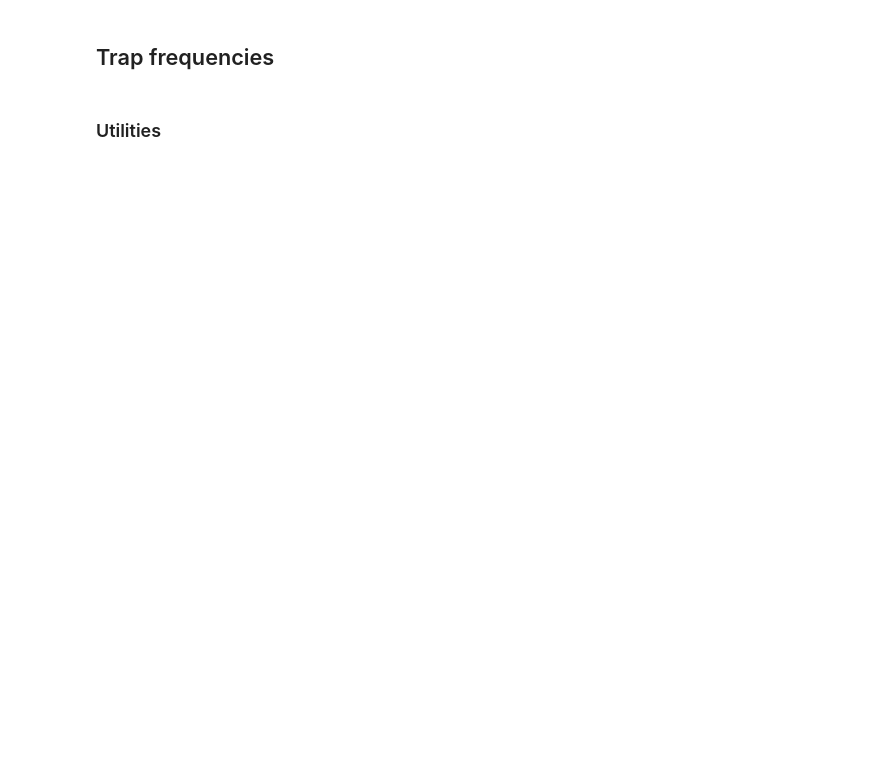
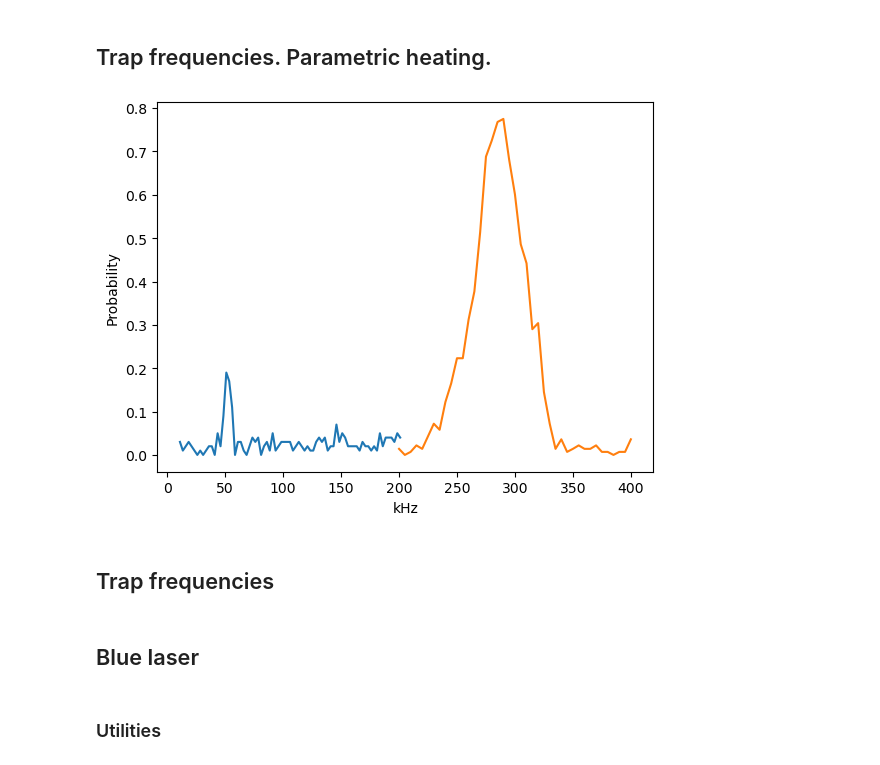
Before and after one commit to mgoloshchapov/ColdAtoms, a Jupyter notebook: notebooks/TrapParameters.ipynb, the cells around one changed output. Cells and saved outputs as stored; diff of their text form; code cells hidden in the pictures; blank space fills up the shorter version.

```diff
--- a/notebooks/TrapParameters.ipynb
+++ b/notebooks/TrapParameters.ipynb
@@ -36,0 +78,27 @@ __3. Real__
+# %% [markdown]
+## Trap frequencies. Parametric heating.
+# %%
+filename_parametric1 = "../data/2023_10_30_RESONANCE_SCAN.dat"
+filename_parametric2 = "../data/2023_10_30_resonance_freq_modAmpl0.12.dat"
+filename_parametric3 = "../data/2023_10_30_resonance_freq_modAmpl0.09.dat"
+
+df_parametric1 = DataFrame(CSV.File(filename_parametric1, header=21, delim=" ", types=Float64))
+df_parametric2 = DataFrame(CSV.File(filename_parametric2, header=21, delim=" ", types=Float64))
+df_parametric3 = DataFrame(CSV.File(filename_parametric3, header=21, delim=" ", types=Float64))
+
+x1 = df_parametric1[1:end, 5]
+x2 = df_parametric2[1:end, 5]
+x3 = df_parametric3[1:end, 5]
+y1 = df_parametric1[1:end, 13]
+y2 = df_parametric2[1:end, 13]
+y3 = df_parametric3[1:end, 13]
+
+figure()
+plot(1e3 * x1, 1.0 .- y1)
+plot(1e3 * x3, 1.0 .- y3)
+
+xlabel("kHz")
+ylabel("Probability")
+gcf()
+# %% [output]
+[figure, added]
@@ -37,2 +116,4 @@ __3. Real__
 # %% [markdown]
 ## Trap frequencies
+# %% [markdown]
+## Blue laser
```
Also changed, not shown: parts of 17 cells of this notebook, 13 other files.
